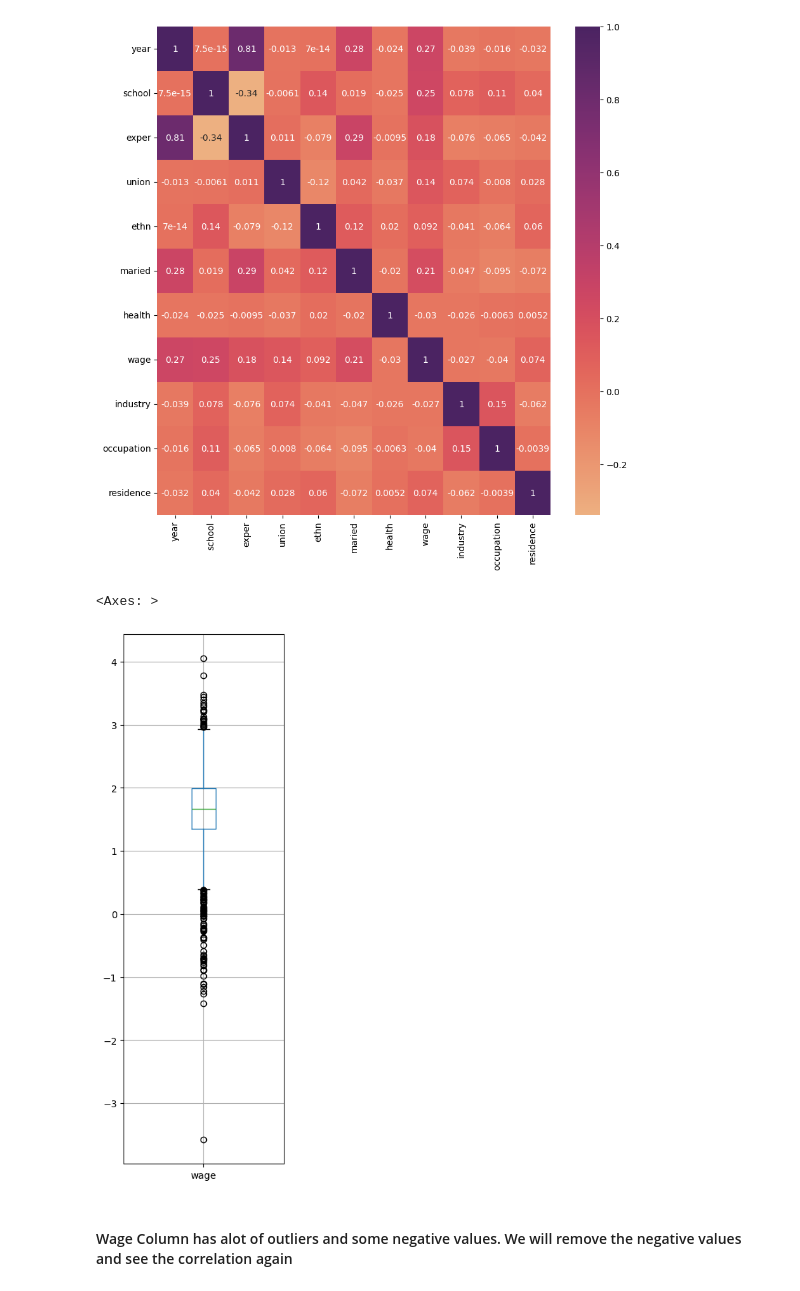
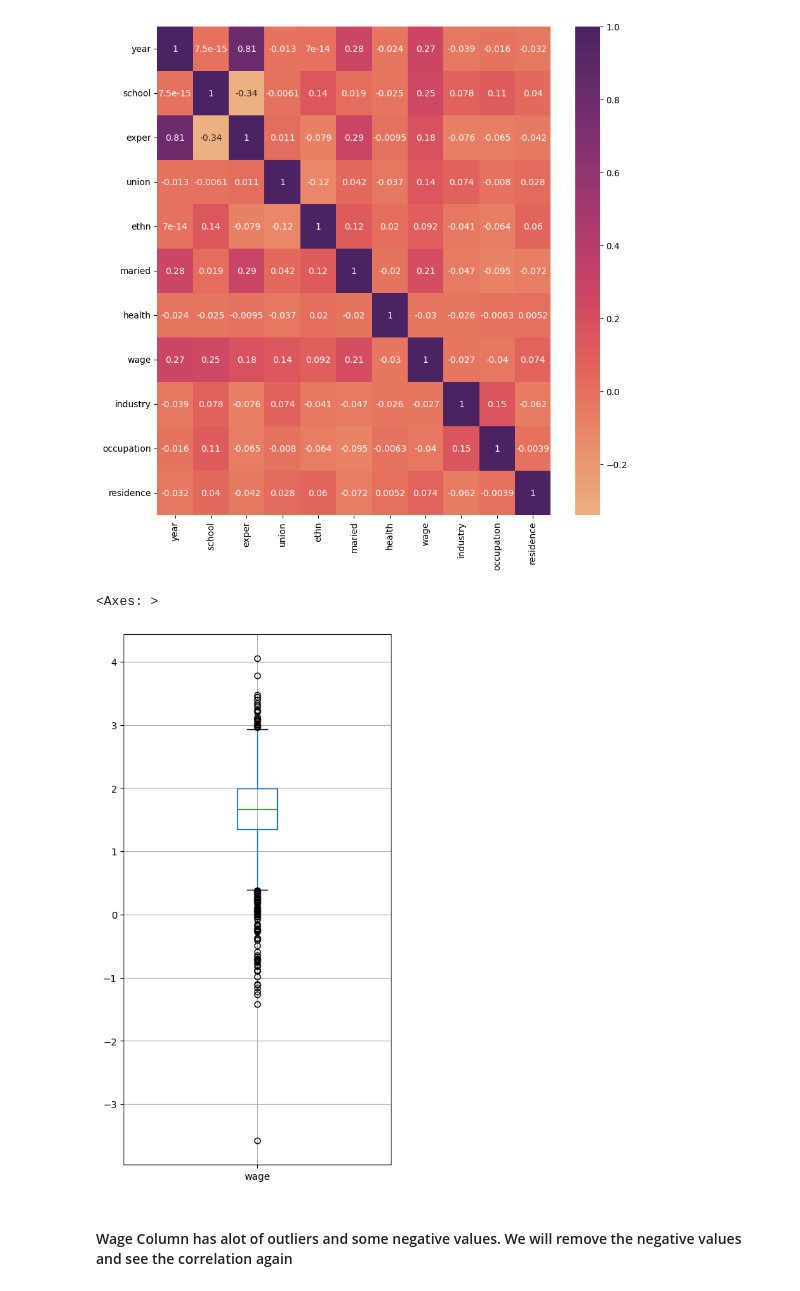
Before and after one commit to taqihaider7/NSU_ML, a Jupyter notebook: Assignments/assignment2.ipynb, the cells around one changed output. Cells and saved outputs as stored; diff of their text form; code cells hidden in the pictures.

```diff
--- a/Assignments/assignment2.ipynb
+++ b/Assignments/assignment2.ipynb
@@ -53,10 +119,11 @@ sns.heatmap(correlation, annot=True, cmap='flare')
 # %% [output]
 <Axes: >
 [figure]
-# %%
-df.boxplot(column="wage", figsize=(3,10))
-# %% [output]
-<Axes: >
-[figure, removed]
+# %%
+# plotting boxplot to check the outliers in wage ciolumn
+df.boxplot(column="wage",grid= True, figsize=(5,10))
+# %% [output]
+<Axes: >
+[figure, added]
 # %% [markdown]
 #### Wage Column has alot of outliers and some negative values. We will remove the negative values and see the correlation again
```
Also changed, not shown: parts of 20 cells of this notebook.
